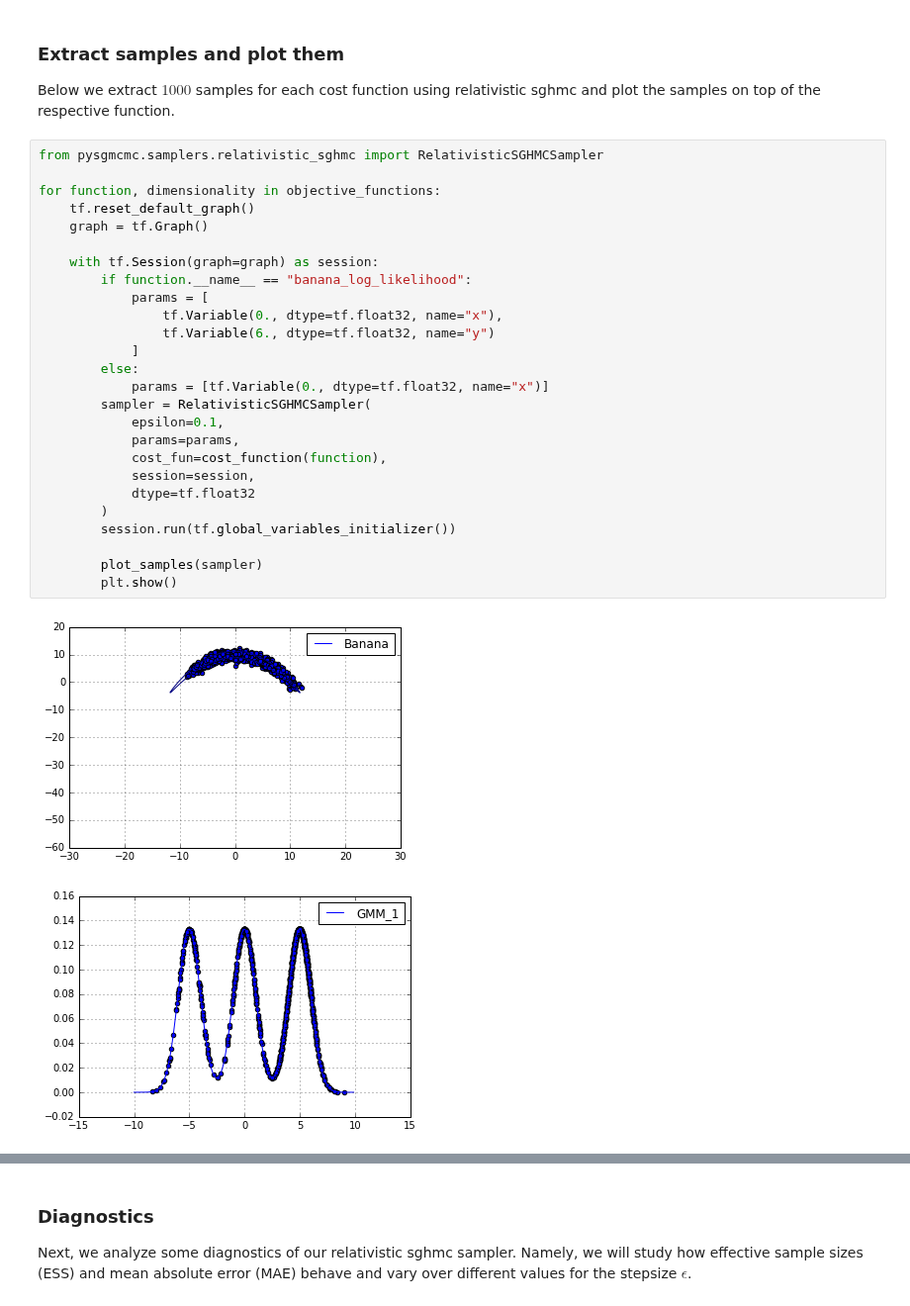
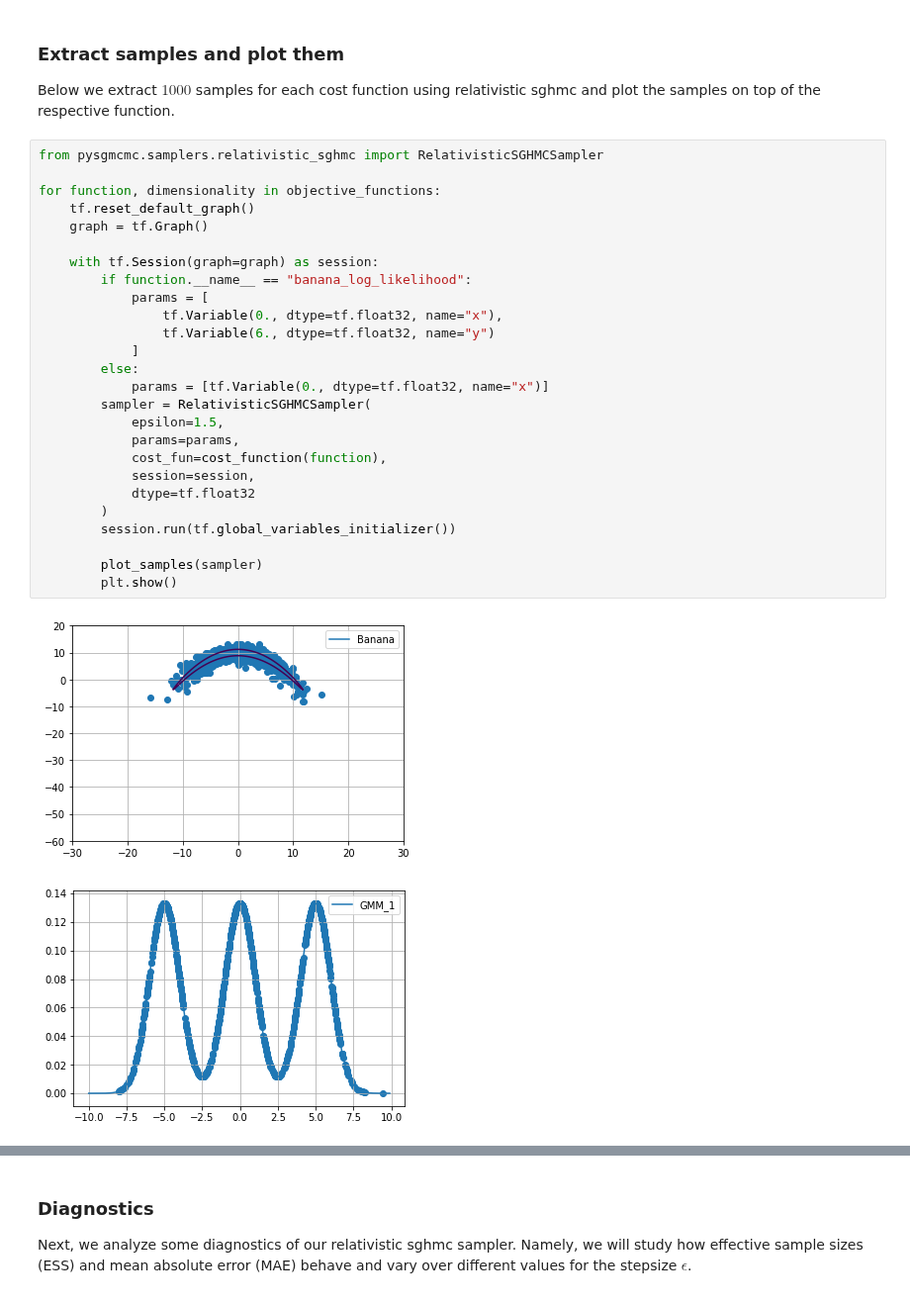
Before and after one commit to MFreidank/pysgmcmc, a Jupyter notebook: docs/source/notebooks/Relativistic_SGHMC.ipynb, the cells around one changed output, grey strips where cells are left out. Shown at 99% size. Saved outputs shown, nothing was run; the diff lists cells and outputs as text.

```diff
--- a/docs/source/notebooks/Relativistic_SGHMC.ipynb
+++ b/docs/source/notebooks/Relativistic_SGHMC.ipynb
@@ -121,29 +121,29 @@ Below we extract $1000$ samples for each cost function using relativistic sghmc
 # %%
 from pysgmcmc.samplers.relativistic_sghmc import RelativisticSGHMCSampler
 
 for function, dimensionality in objective_functions:
     tf.reset_default_graph()
     graph = tf.Graph()
 
     with tf.Session(graph=graph) as session:
         if function.__name__ == "banana_log_likelihood":
             params = [
                 tf.Variable(0., dtype=tf.float32, name="x"),
                 tf.Variable(6., dtype=tf.float32, name="y")
             ]
         else:
             params = [tf.Variable(0., dtype=tf.float32, name="x")]
         sampler = RelativisticSGHMCSampler(
-            epsilon=0.1,
+            epsilon=1.5,
             params=params,
             cost_fun=cost_function(function),
             session=session,
             dtype=tf.float32
         )
         session.run(tf.global_variables_initializer())
 
         plot_samples(sampler)
         plt.show()
 # %% [output]
-[figure, old version]
+[figure, new version]
-[figure, old version]
+[figure, new version]
```
Also changed, not shown: parts of 2 cells of this notebook, 2 other files.
